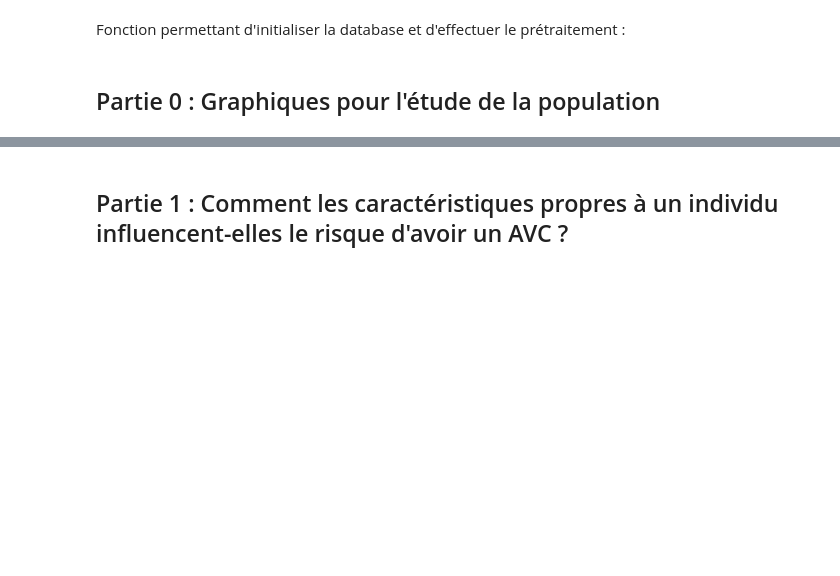
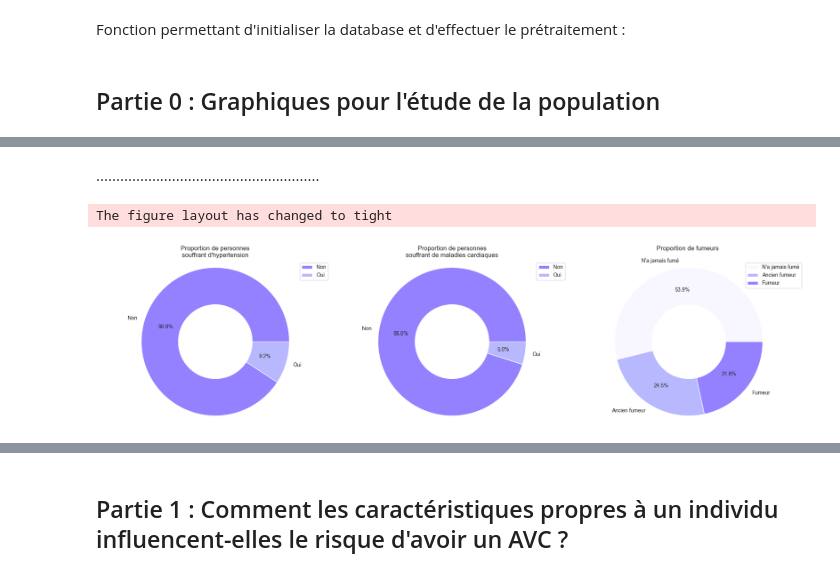
Before and after one commit to VpourVictor/DATA_Visualisation, a Jupyter notebook: Final.ipynb, the cells around one changed output, grey strips where cells are left out. Drawn from its saved outputs; the diff is of its cells as text; code cells hidden in the pictures; blank space fills up the shorter version.

```diff
--- a/Final.ipynb
+++ b/Final.ipynb
@@ -52,0 +96,35 @@ df = init_traitement_DB()
+# %% [markdown]
+........................................................
+# %%
+#Proportion de personnes souffrant d'hypertension, de maladies cardiaques et de fumeurs (santé)
+pie_palette = [
+    palette['blancg'],
+    palette['violetc'],
+    palette['violetf']
+]
+
+fig, ax = plt.subplots(1, 3, figsize=(19, 5),constrained_layout=True)
+
+plt.subplot(1,3, 1)
+plt.pie(repartition_hypertension, labels = ["Non", "Oui"], autopct='%1.1f%%', startangle=0, colors=[palette.get('violetf'),palette.get('violetc')],wedgeprops=dict(width=0.5), pctdistance=0.7)
+plt.title("Proportion de personnes\nsouffrant d'hypertension", loc='center')
+plt.axis('equal')
+plt.legend()
+
+plt.subplot(1,3, 2)
+plt.pie(repartition_heart_disease, labels = ["Non", "Oui"], autopct='%1.1f%%', startangle=0, colors=["#9381FF","#B8B8FF"],wedgeprops=dict(width=0.5), pctdistance=0.7)
+plt.title("Proportion de personnes\nsouffrant de maladies cardiaques", loc='center')
+plt.axis('equal')
+plt.legend()
+
+plt.subplot(1,3, 3)
+plt.pie(repartition_smoking_status, labels = ["N'a jamais fumé", "Ancien fumeur", "Fumeur"], autopct='%1.1f%%', startangle=0, colors=pie_palette ,wedgeprops=dict(width=0.5), pctdistance=0.7)
+plt.title("Proportion de fumeurs \n   ", loc='center')
+plt.axis('equal')
+plt.legend(loc = 'upper right')
+
+plt.tight_layout()
+plt.show()
+# %% [output]
+The figure layout has changed to tight
+[figure, added]
```
Also changed, not shown: parts of 30 cells of this notebook, 1 other file.
